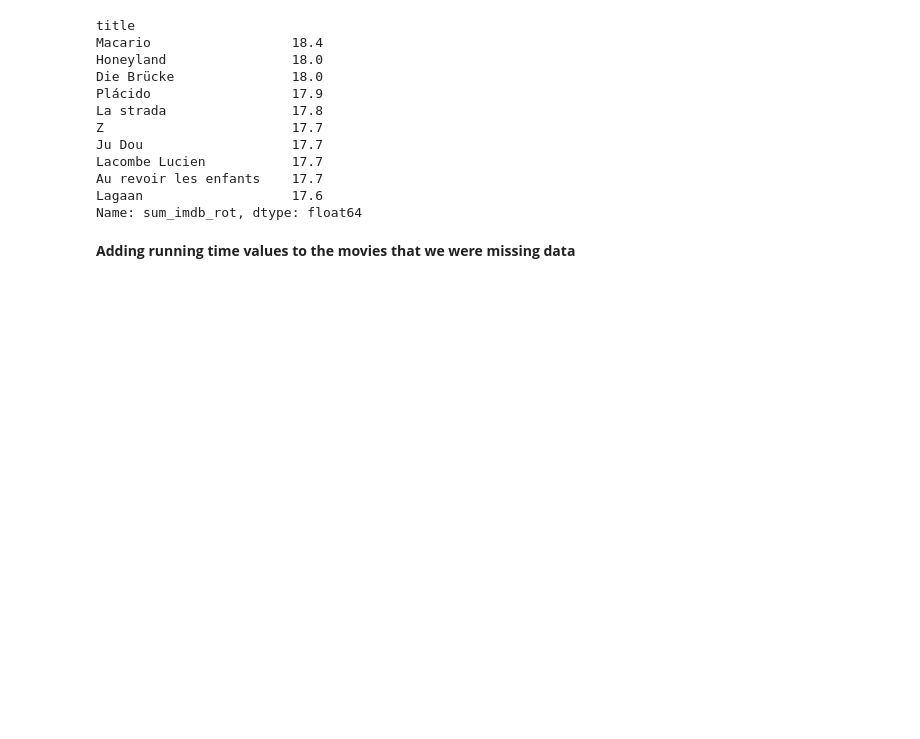
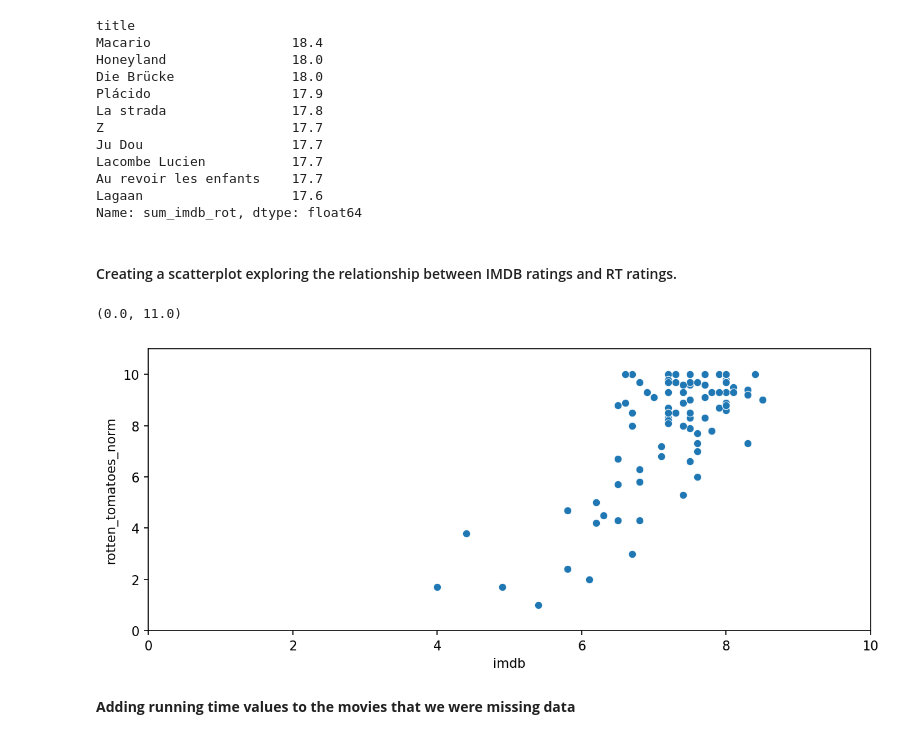
Before and after one commit to madjo92/ds_academyi_proj, a Jupyter notebook: Exploratory Data Analysis.ipynb, the cells around one changed output. Saved outputs shown, nothing was run; the diff lists cells and outputs as text; code cells hidden in the pictures; blank space fills up the shorter version.

Commit message:
added some plots

```diff
--- a/Exploratory Data Analysis.ipynb
+++ b/Exploratory Data Analysis.ipynb
@@ -103,6 +103,7 @@ dtypes: float64(2), object(28)
 memory usage: 77.7+ KB
 # %%
 academy['month'] = pd.DatetimeIndex(academy['Release date (datetime)']).month
+academy['year'] =pd.DatetimeIndex(academy['Release date (datetime)']).year
 # %% [markdown]
 #### Normalizing imdb, metascore, rotten_tomatoes columns to have RATINGS 0-10(imdb stays the same)
 # %%
@@ -323,6 +336,16 @@ Lacombe Lucien           17.7
 Au revoir les enfants    17.7
 Lagaan                   17.6
 Name: sum_imdb_rot, dtype: float64
+# %% [markdown]
+#### Creating a scatterplot exploring the relationship between IMDB ratings  and RT ratings.
+# %%
+plt.figure(figsize=(10,4),dpi=150)
+sns.scatterplot(data=ac_im_rot,x='imdb',y='rotten_tomatoes_norm')
+plt.xlim(0,10)
+plt.ylim(0,11)
+# %% [output]
+(0.0, 11.0)
+[figure, added]
 # %% [markdown]
 **Adding running time values to the movies that we were missing data**
 # %%
```
Also changed, not shown: parts of 23 cells of this notebook.
